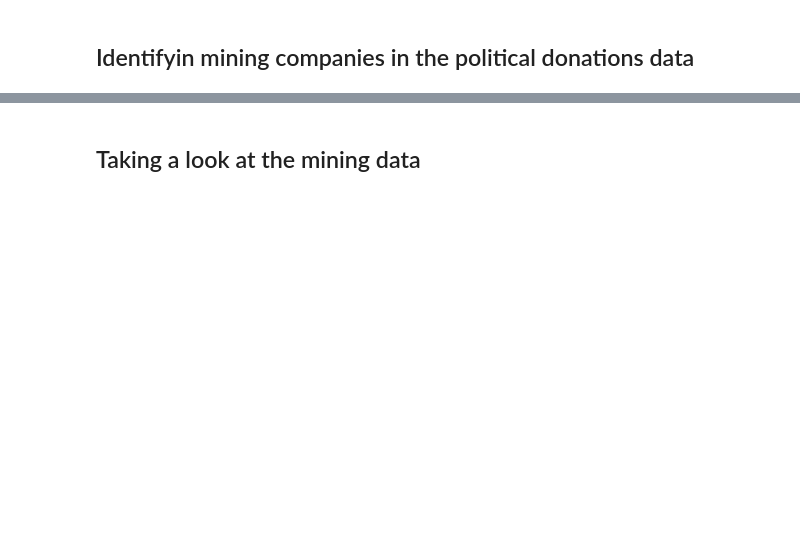
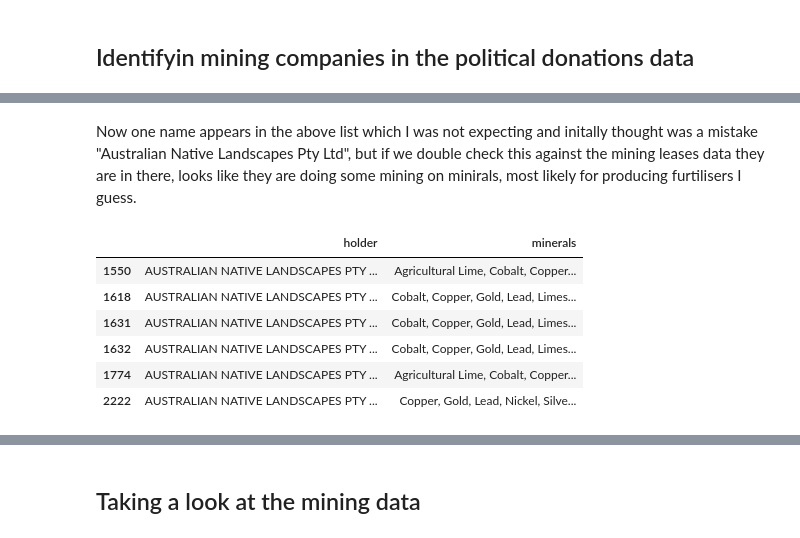
Before and after one commit to sjeruto/ARDC-Project, a Jupyter notebook: notebooks/mg_workbook.ipynb, the cells around one changed output, grey strips where cells are left out. Drawn from its saved outputs; the diff is of its cells as text; code cells hidden in the pictures; blank space fills up the shorter version.

```diff
--- a/notebooks/mg_workbook.ipynb
+++ b/notebooks/mg_workbook.ipynb
@@ -252,0 +368,12 @@ mining_donations_df
+# %% [markdown]
+Now one name appears in the above list which I was not expecting and initally thought was a mistake "Australian Native Landscapes Pty Ltd", but if we double check this against the mining leases data they are in there, looks like they are doing some mining on minirals, most likely for producing furtilisers I guess.
+# %%
+mining_data_df[mining_data_df["holder"].str.strip() == 'AUSTRALIAN NATIVE LANDSCAPES PTY LTD'][['holder', 'minerals']]
+# %% [output]
+|  | holder | minerals |
+| 1550 | AUSTRALIAN NATIVE LANDSCAPES PTY ... | Agricultural Lime, Cobalt, Copper... |
+| 1618 | AUSTRALIAN NATIVE LANDSCAPES PTY ... | Cobalt, Copper, Gold, Lead, Limes... |
+| 1631 | AUSTRALIAN NATIVE LANDSCAPES PTY ... | Cobalt, Copper, Gold, Lead, Limes... |
+| 1632 | AUSTRALIAN NATIVE LANDSCAPES PTY ... | Cobalt, Copper, Gold, Lead, Limes... |
+| 1774 | AUSTRALIAN NATIVE LANDSCAPES PTY ... | Agricultural Lime, Cobalt, Copper... |
+| 2222 | AUSTRALIAN NATIVE LANDSCAPES PTY ... | Copper, Gold, Lead, Nickel, Silve... |
```
Also changed, not shown: parts of 11 cells of this notebook.
